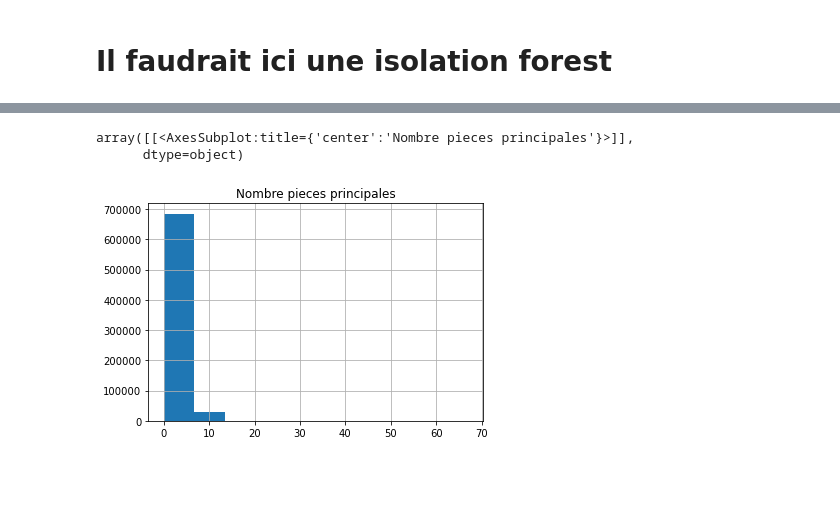
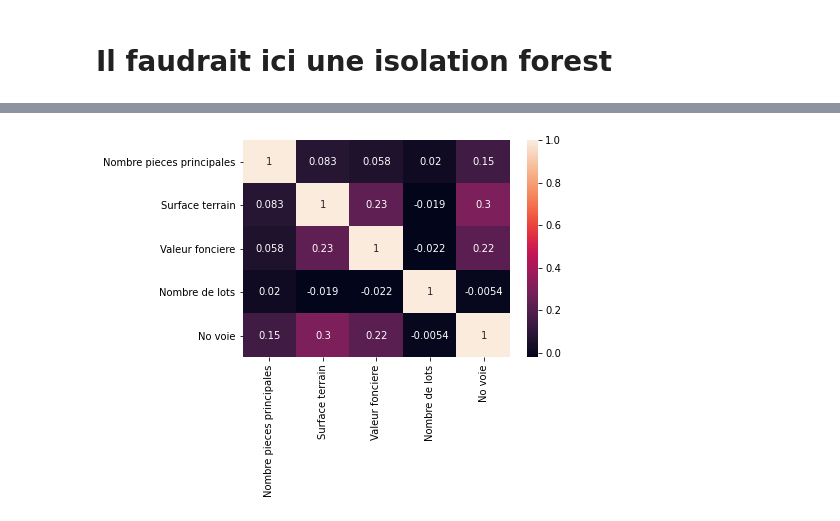
Before and after one commit to Twizzle1997/Immothep, a Jupyter notebook: src/notebook_V2021.ipynb, the cells around one changed output, grey strips where cells are left out. Drawn from its saved outputs; the diff is of its cells as text; code cells hidden in the pictures; blank space fills up the shorter version.

```diff
--- a/src/notebook_V2021.ipynb
+++ b/src/notebook_V2021.ipynb
@@ -213,8 +211,6 @@ plt.show()
-# %%
-filteredValeurs2019.cumsum()
-plt.figure()
-df.plot()
-# %% [output]
-array([[<AxesSubplot:title={'center':'Nombre pieces principales'}>]],
-      dtype=object)
-[figure, removed]
+# %%
+corrMatrix = filteredValeurs2019[filteredValeurs2019['Type local']=='Appartement'].corr()
+sn.heatmap(corrMatrix, annot=True)
+plt.show()
+# %% [output]
+[figure, added]
```
Also changed, not shown: parts of 11 cells of this notebook, 1 other file.
